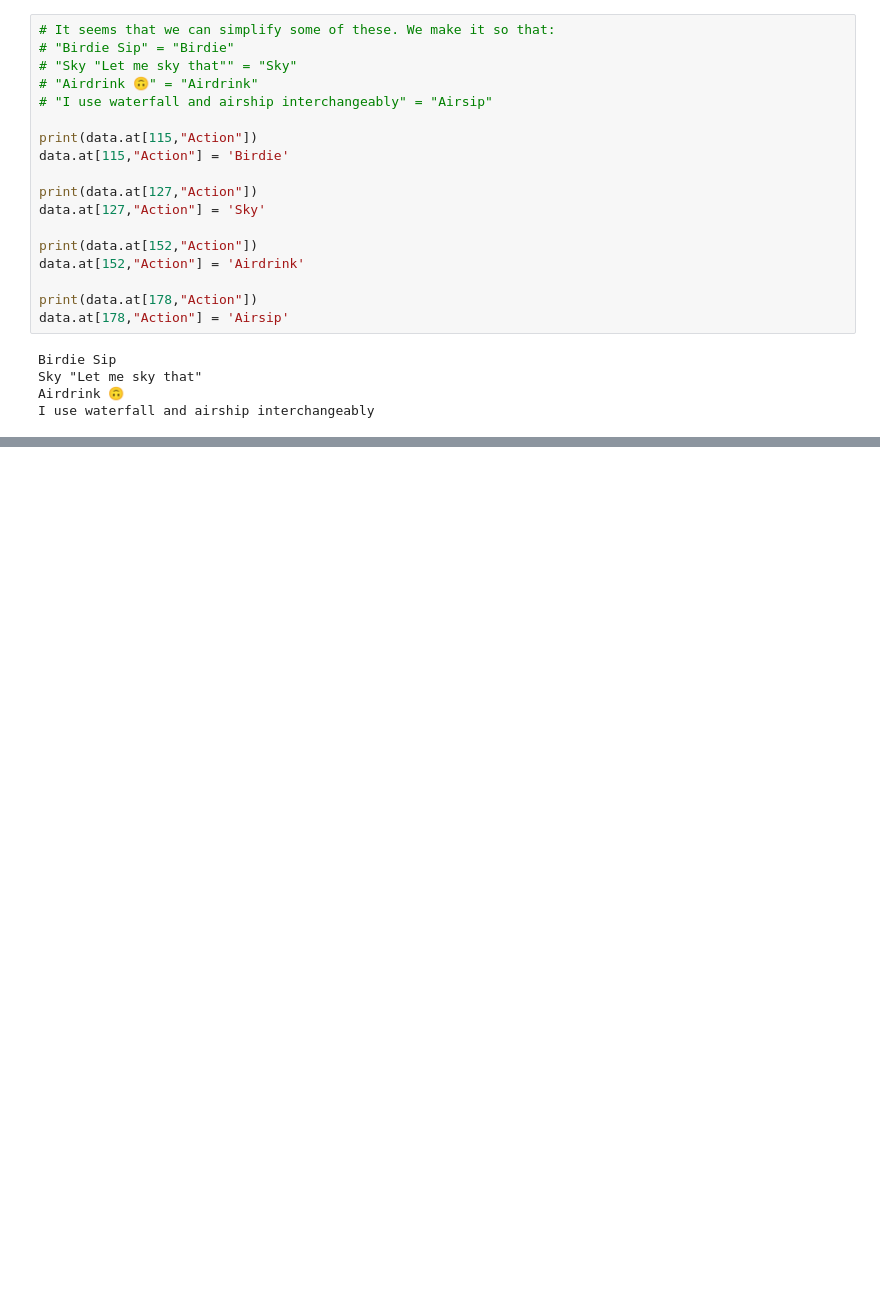
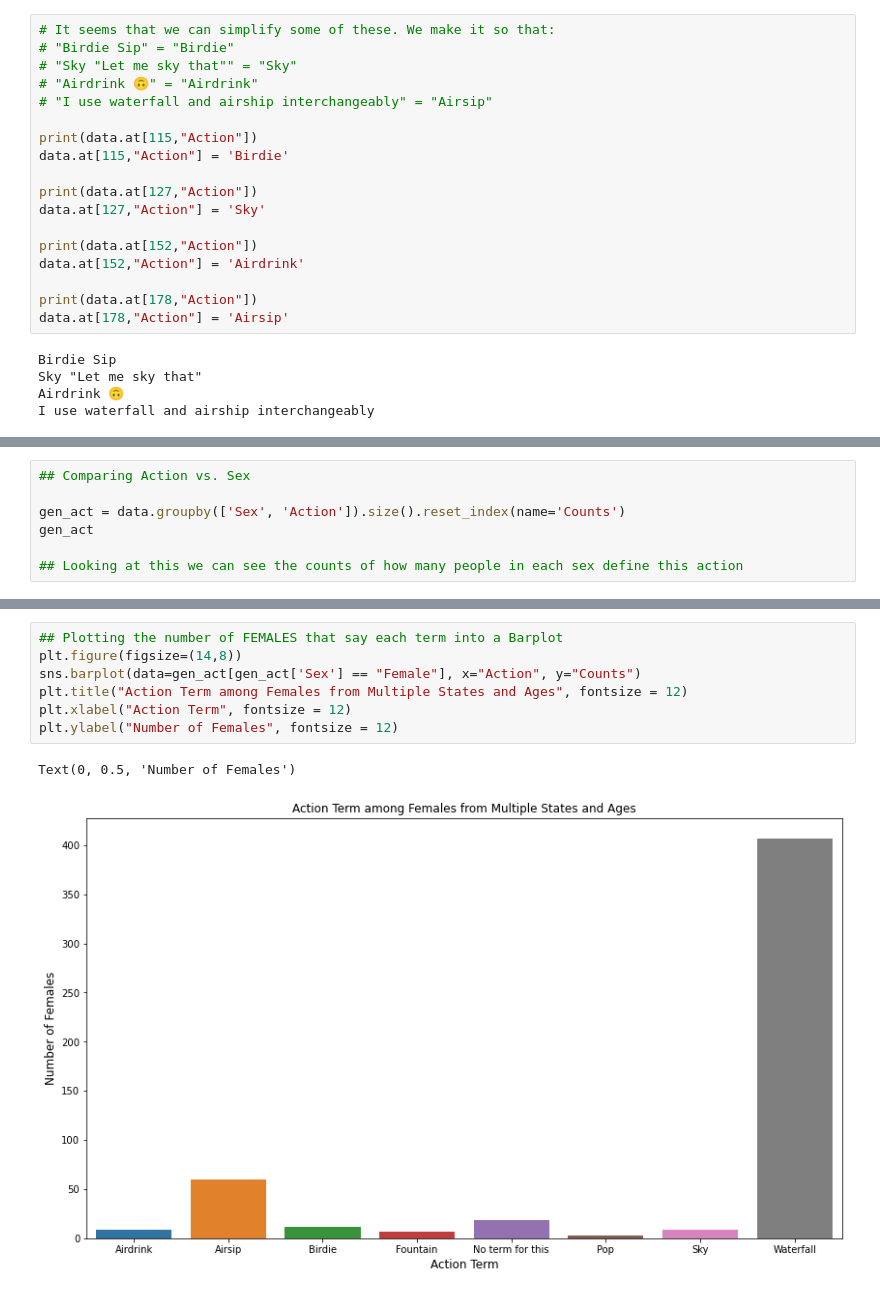
Before and after one commit to kevasinghal/finalproject, a Jupyter notebook: airsip.ipynb, the cells around one changed output, grey strips where cells are left out. Saved outputs shown, nothing was run; the diff lists cells and outputs as text; blank space fills up the shorter version.

```diff
--- a/airsip.ipynb
+++ b/airsip.ipynb
@@ -430,0 +429,7 @@ num_in_states.head(34)
+# %%
+## Comparing Action vs. Sex
+
+gen_act = data.groupby(['Sex', 'Action']).size().reset_index(name='Counts')
+gen_act
+
+## Looking at this we can see the counts of how many people in each sex define this action
@@ -430,0 +454,10 @@ num_in_states.head(34)
+# %%
+## Plotting the number of FEMALES that say each term into a Barplot
+plt.figure(figsize=(14,8))
+sns.barplot(data=gen_act[gen_act['Sex'] == "Female"], x="Action", y="Counts")
+plt.title("Action Term among Females from Multiple States and Ages", fontsize = 12)
+plt.xlabel("Action Term", fontsize = 12)
+plt.ylabel("Number of Females", fontsize = 12)
+# %% [output]
+Text(0, 0.5, 'Number of Females')
+[figure, added]
```
Also changed, not shown: parts of 6 cells of this notebook.
